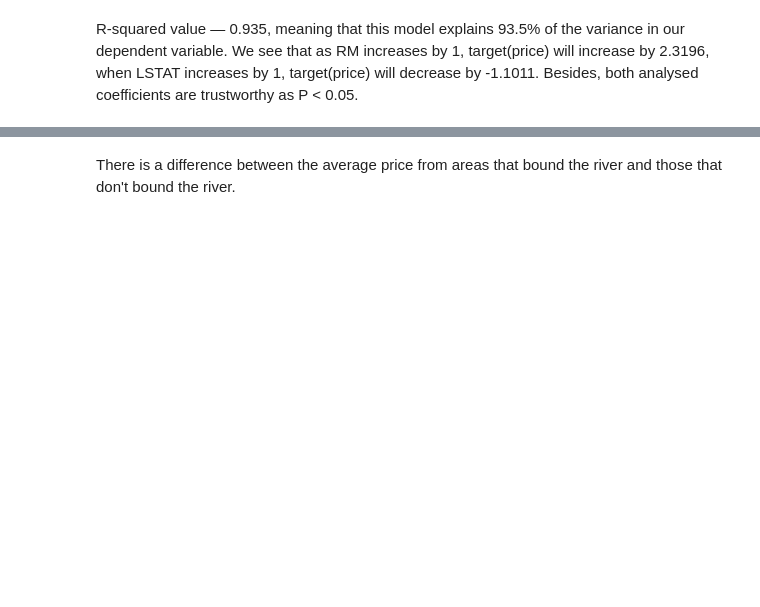
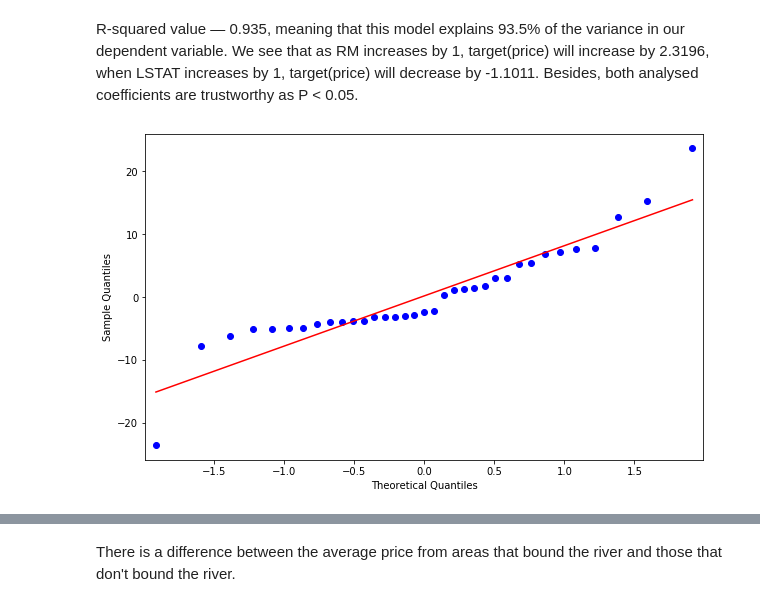
Before and after one commit to npradaschnor/machine-learning-project, a Jupyter notebook: Boston_House_Dataset.ipynb, the cells around one changed output, grey strips where cells are left out. Saved outputs shown, nothing was run; the diff lists cells and outputs as text; code cells hidden in the pictures; blank space fills up the shorter version.

```diff
--- a/Boston_House_Dataset.ipynb
+++ b/Boston_House_Dataset.ipynb
@@ -186,6 +438,6 @@ When the neighborhood has 0 for the variable CHAS the variables that have a stro
 #Ordinary Least-Squares (OLS) Regression for river sample - variable with strong correlation with the variable target (price)
 X = river[['RM', 'LSTAT']]
 y = river['target']
-model = sm.OLS(y, X).fit()
-predictions = model.predict(X)
-model.summary()
+mdl = sm.OLS(y, X).fit()
+predictions = mdl.predict(X)
+mdl.summary()
@@ -192,5 +464,10 @@ model.summary()
 # %% [markdown]
 R-squared value — 0.935, meaning that this model explains 93.5% of the variance in our dependent variable.
 We see that as RM increases by 1, target(price) will increase by 2.3196, when LSTAT increases by 1, target(price) will decrease by -1.1011. Besides,  both analysed coefficients are trustworthy as P < 0.05.
+# %%
+#Q-Q plot for normality
+qq=sm.qqplot(mdl.resid, line='r')
+# %% [output]
+[figure, added]
 # %%
 #Ordinary Least-Squares (OLS) Regression for no river sample - variable with strong and moderate correlation with the variable target (price)
```
Also changed, not shown: parts of 47 cells of this notebook.
